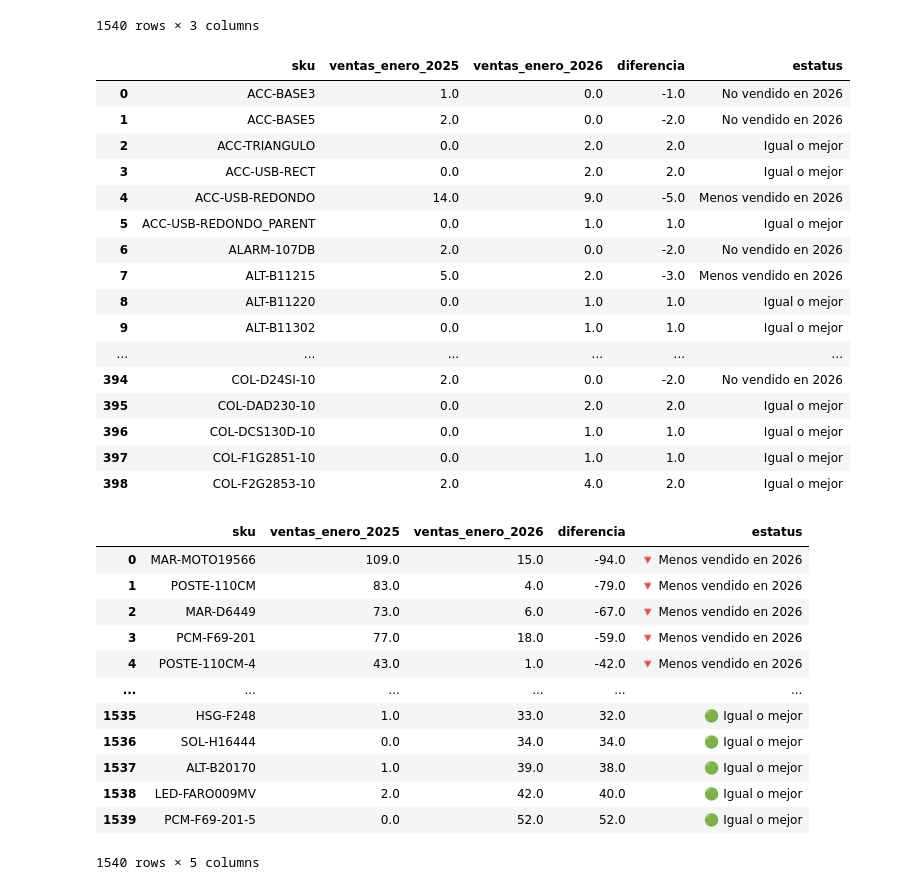
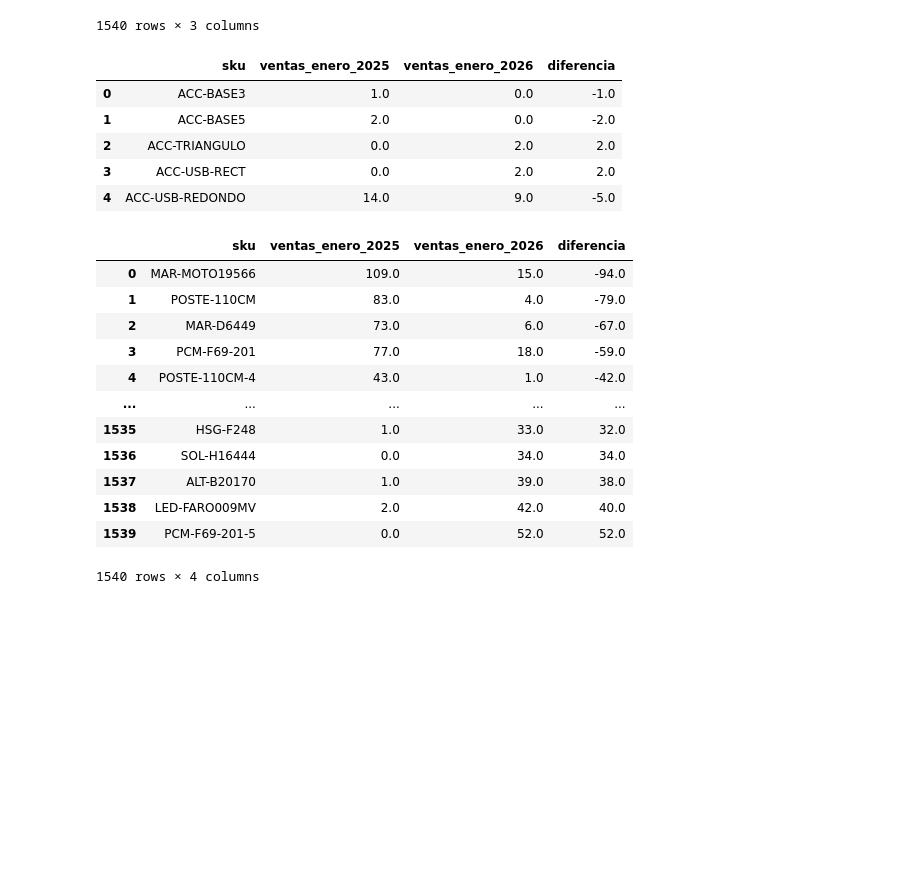
Before and after one commit to mercadolibre2-crypto/ventas-2025-vs-2026-, a Jupyter notebook: Comparacion.ipynb, the cells around one changed output. Cells and saved outputs as stored; diff of their text form; code cells hidden in the pictures; blank space fills up the shorter version.

Commit message:
tablas de comparación de ventas de enero 2025 vs 2026

```diff
--- a/Comparacion.ipynb
+++ b/Comparacion.ipynb
@@ -483,37 +484,24 @@ tabla_sku
 # %%
 tabla_sku['diferencia'] = (
     tabla_sku['ventas_enero_2026'] - tabla_sku['ventas_enero_2025']
 )
 
 def clasificar(row):
     if row['ventas_enero_2026'] == 0 and row['ventas_enero_2025'] > 0:
         return 'No vendido en 2026'
     elif row['diferencia'] < 0:
         return ' Menos vendido en 2026'
     else:
         return 'Igual o mejor'
 
-tabla_sku['estatus'] = tabla_sku.apply(clasificar, axis=1)
-
-tabla_sku
+tabla_sku.head()
 # %% [output]
-|  | sku | ventas_enero_2025 | ventas_enero_2026 | diferencia | estatus |
-| 0 | ACC-BASE3 | 1.0 | 0.0 | -1.0 | No vendido en 2026 |
-| 1 | ACC-BASE5 | 2.0 | 0.0 | -2.0 | No vendido en 2026 |
-| 2 | ACC-TRIANGULO | 0.0 | 2.0 | 2.0 | Igual o mejor |
-| 3 | ACC-USB-RECT | 0.0 | 2.0 | 2.0 | Igual o mejor |
-| 4 | ACC-USB-REDONDO | 14.0 | 9.0 | -5.0 | Menos vendido en 2026 |
-| 5 | ACC-USB-REDONDO_PARENT | 0.0 | 1.0 | 1.0 | Igual o mejor |
-| 6 | ALARM-107DB | 2.0 | 0.0 | -2.0 | No vendido en 2026 |
-| 7 | ALT-B11215 | 5.0 | 2.0 | -3.0 | Menos vendido en 2026 |
-| 8 | ALT-B11220 | 0.0 | 1.0 | 1.0 | Igual o mejor |
-| 9 | ALT-B11302 | 0.0 | 1.0 | 1.0 | Igual o mejor |
-| ... | ... | ... | ... | ... | ... |
-| 394 | COL-D24SI-10 | 2.0 | 0.0 | -2.0 | No vendido en 2026 |
-| 395 | COL-DAD230-10 | 0.0 | 2.0 | 2.0 | Igual o mejor |
-| 396 | COL-DCS130D-10 | 0.0 | 1.0 | 1.0 | Igual o mejor |
-| 397 | COL-F1G2851-10 | 0.0 | 1.0 | 1.0 | Igual o mejor |
-| 398 | COL-F2G2853-10 | 2.0 | 4.0 | 2.0 | Igual o mejor |
+|  | sku | ventas_enero_2025 | ventas_enero_2026 | diferencia |
+| 0 | ACC-BASE3 | 1.0 | 0.0 | -1.0 |
+| 1 | ACC-BASE5 | 2.0 | 0.0 | -2.0 |
+| 2 | ACC-TRIANGULO | 0.0 | 2.0 | 2.0 |
+| 3 | ACC-USB-RECT | 0.0 | 2.0 | 2.0 |
+| 4 | ACC-USB-REDONDO | 14.0 | 9.0 | -5.0 |
 # %%
 tabla_resultado = (
     tabla_sku
@@ -523,19 +511,19 @@ tabla_resultado = (
 
 tabla_resultado
 # %% [output]
-|  | sku | ventas_enero_2025 | ventas_enero_2026 | diferencia | estatus |
-| 0 | MAR-MOTO19566 | 109.0 | 15.0 | -94.0 | 🔻 Menos vendido en 2026 |
-| 1 | POSTE-110CM | 83.0 | 4.0 | -79.0 | 🔻 Menos vendido en 2026 |
-| 2 | MAR-D6449 | 73.0 | 6.0 | -67.0 | 🔻 Menos vendido en 2026 |
-| 3 | PCM-F69-201 | 77.0 | 18.0 | -59.0 | 🔻 Menos vendido en 2026 |
-| 4 | POSTE-110CM-4 | 43.0 | 1.0 | -42.0 | 🔻 Menos vendido en 2026 |
-| ... | ... | ... | ... | ... | ... |
-| 1535 | HSG-F248 | 1.0 | 33.0 | 32.0 | 🟢 Igual o mejor |
-| 1536 | SOL-H16444 | 0.0 | 34.0 | 34.0 | 🟢 Igual o mejor |
-| 1537 | ALT-B20170 | 1.0 | 39.0 | 38.0 | 🟢 Igual o mejor |
-| 1538 | LED-FARO009MV | 2.0 | 42.0 | 40.0 | 🟢 Igual o mejor |
-| 1539 | PCM-F69-201-5 | 0.0 | 52.0 | 52.0 | 🟢 Igual o mejor |
+|  | sku | ventas_enero_2025 | ventas_enero_2026 | diferencia |
+| 0 | MAR-MOTO19566 | 109.0 | 15.0 | -94.0 |
+| 1 | POSTE-110CM | 83.0 | 4.0 | -79.0 |
+| 2 | MAR-D6449 | 73.0 | 6.0 | -67.0 |
+| 3 | PCM-F69-201 | 77.0 | 18.0 | -59.0 |
+| 4 | POSTE-110CM-4 | 43.0 | 1.0 | -42.0 |
+| ... | ... | ... | ... | ... |
+| 1535 | HSG-F248 | 1.0 | 33.0 | 32.0 |
+| 1536 | SOL-H16444 | 0.0 | 34.0 | 34.0 |
+| 1537 | ALT-B20170 | 1.0 | 39.0 | 38.0 |
+| 1538 | LED-FARO009MV | 2.0 | 42.0 | 40.0 |
+| 1539 | PCM-F69-201-5 | 0.0 | 52.0 | 52.0 |
-1540 rows × 5 columns
+1540 rows × 4 columns
 # %%
 pd.set_option('display.max_rows', None)
 pd.set_option('display.max_columns', None)
```
Also changed, not shown: parts of 4 cells of this notebook.
